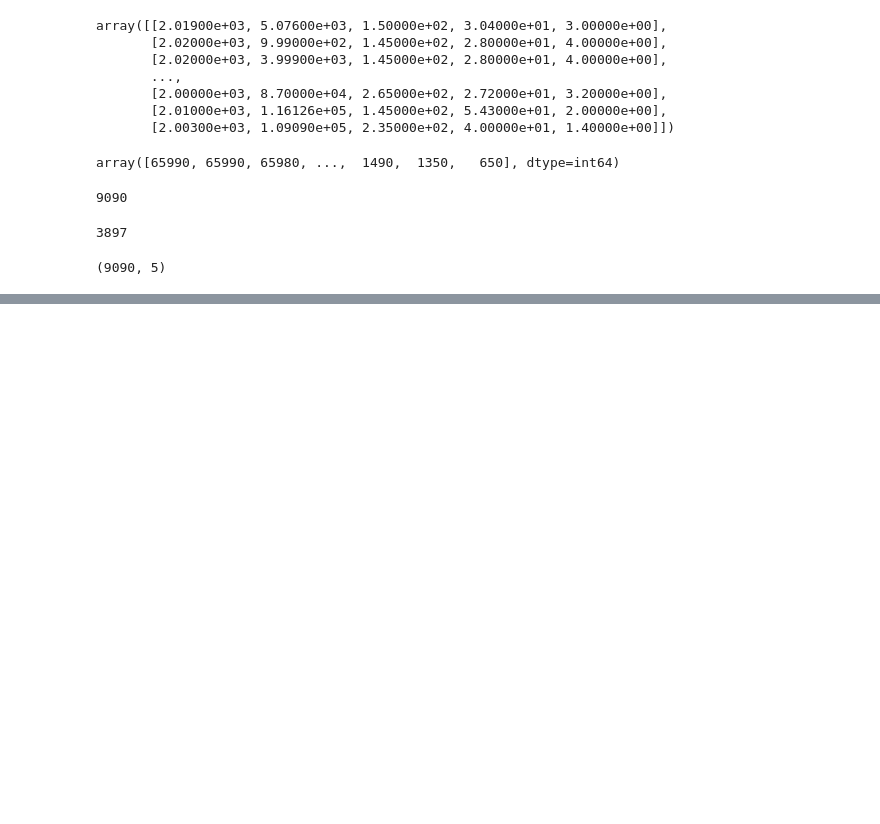
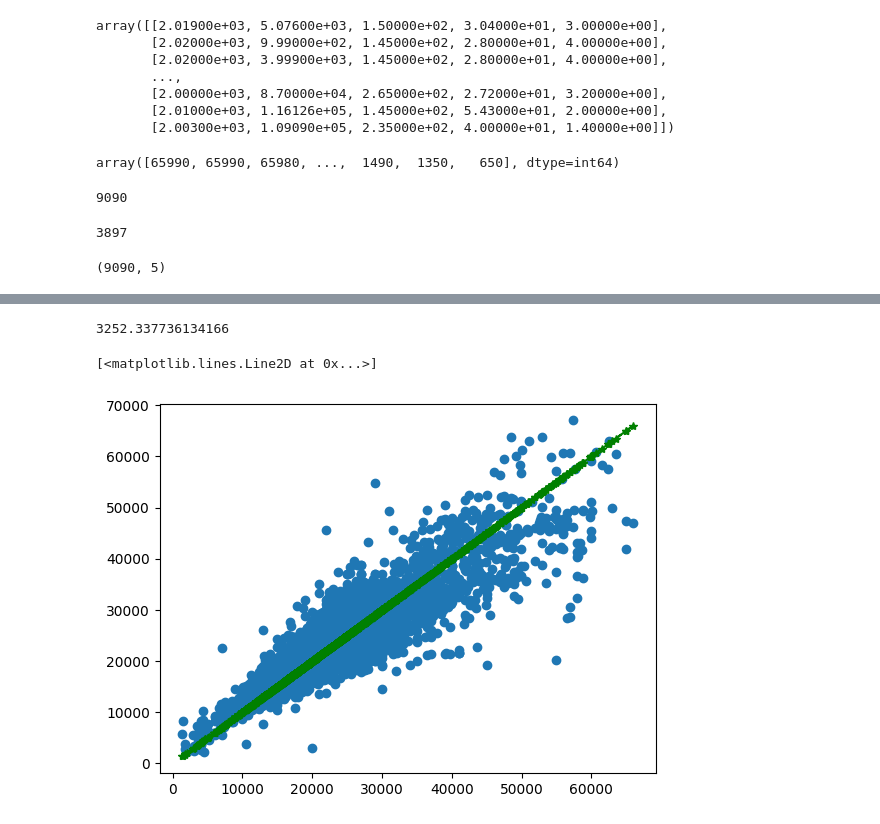
Before and after one commit to tarikEmreAlbayrak/carPrices-Model, a Jupyter notebook: main.ipynb, the cells around one changed output, grey strips where cells are left out. Cells and saved outputs as stored; diff of their text form; code cells hidden in the pictures; blank space fills up the shorter version.

```diff
--- a/main.ipynb
+++ b/main.ipynb
@@ -300,0 +299,2 @@ xd.plot()
+# %%
+forecastArray = model.predict(x_test)
@@ -300,0 +313,10 @@ xd.plot()
+# %%
+mean_absolute_error(y_test,forecastArray) # 3250 pound fark yaklaşık %13 sapma
+# %% [output]
+3252.337736134166
+# %%
+plt.scatter(y_test,forecastArray)
+plt.plot(y_test,y_test,"g--*")
+# %% [output]
+[<matplotlib.lines.Line2D at 0x...>]
+[figure, added]
```
Also changed, not shown: parts of 13 cells of this notebook.
